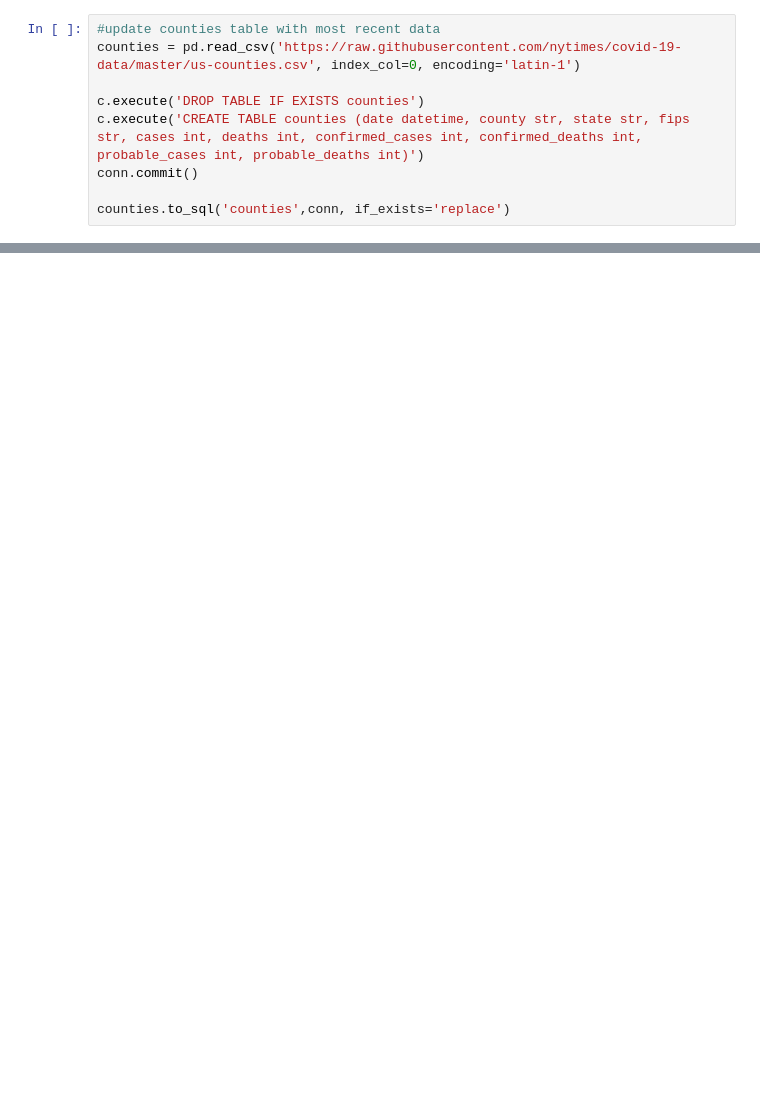
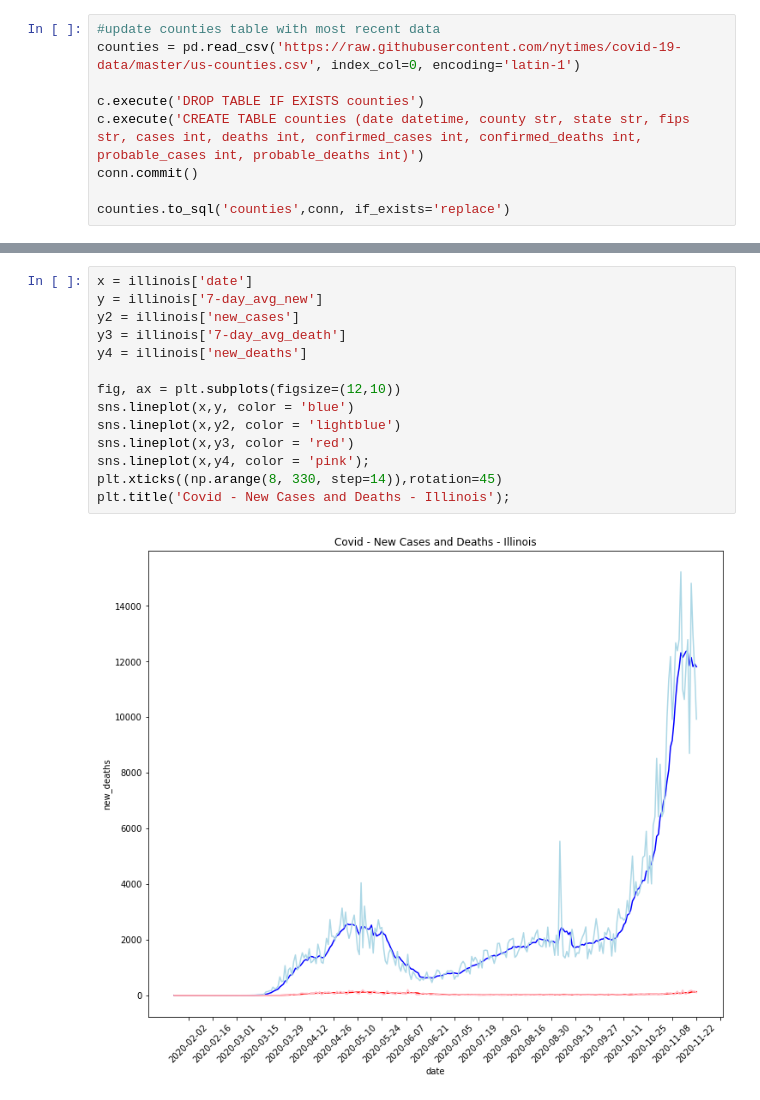
Before and after one commit to aspotter99/SQL_talk, a Jupyter notebook: notebooks/Window_functions.ipynb, the cells around one changed output, grey strips where cells are left out. Saved outputs shown, nothing was run; the diff lists cells and outputs as text; blank space fills up the shorter version.

```diff
--- a/notebooks/Window_functions.ipynb
+++ b/notebooks/Window_functions.ipynb
@@ -297,0 +397,16 @@ plt.title('Covid - New Cases and Deaths - Cook County Illinois');
+# %%
+x = illinois['date']
+y = illinois['7-day_avg_new']
+y2 = illinois['new_cases']
+y3 = illinois['7-day_avg_death']
+y4 = illinois['new_deaths']
+
+fig, ax = plt.subplots(figsize=(12,10))
+sns.lineplot(x,y, color = 'blue')
+sns.lineplot(x,y2, color = 'lightblue')
+sns.lineplot(x,y3, color = 'red')
+sns.lineplot(x,y4, color = 'pink');
+plt.xticks((np.arange(8, 330, step=14)),rotation=45)
+plt.title('Covid - New Cases and Deaths - Illinois');
+# %% [output]
+[figure, added]
```
Also changed, not shown: parts of 19 cells of this notebook, 3 other files.
